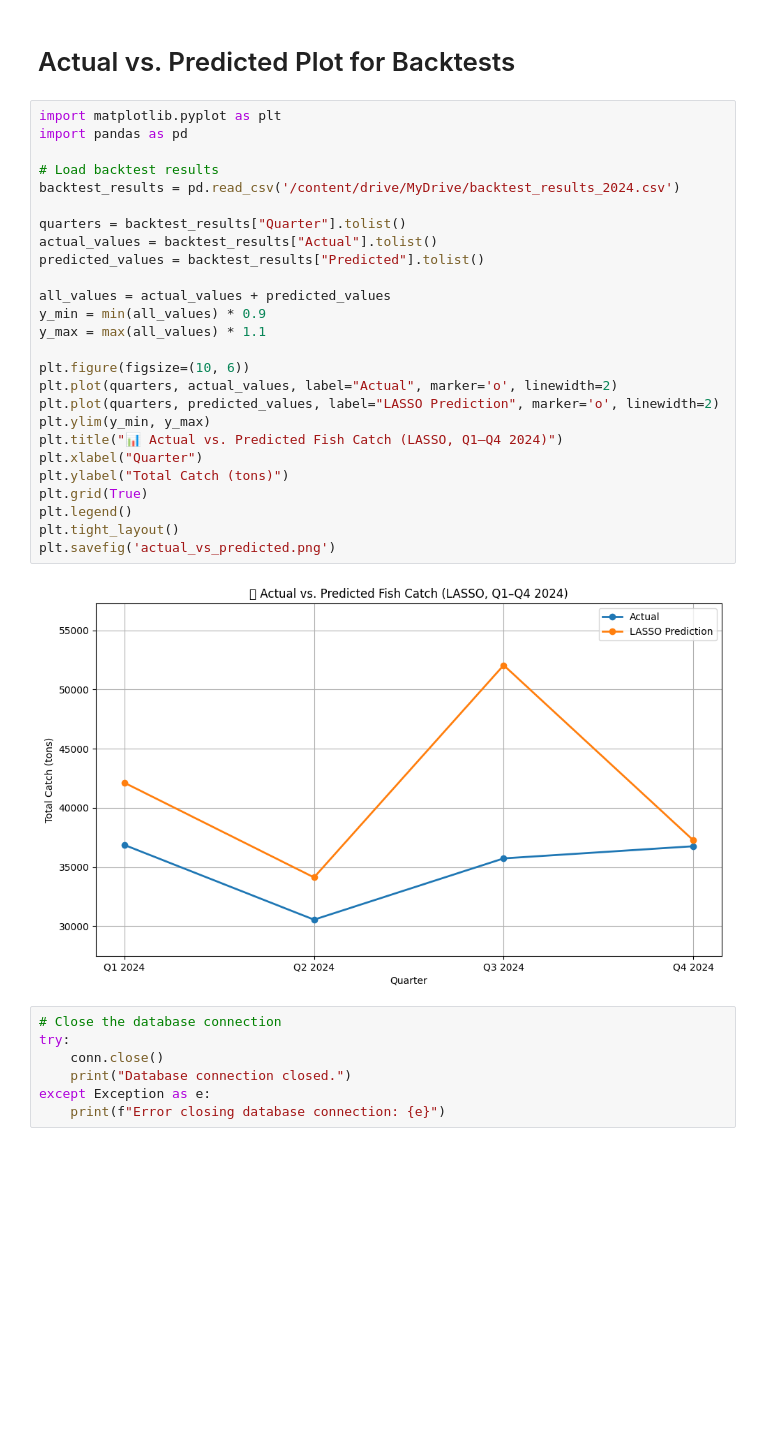
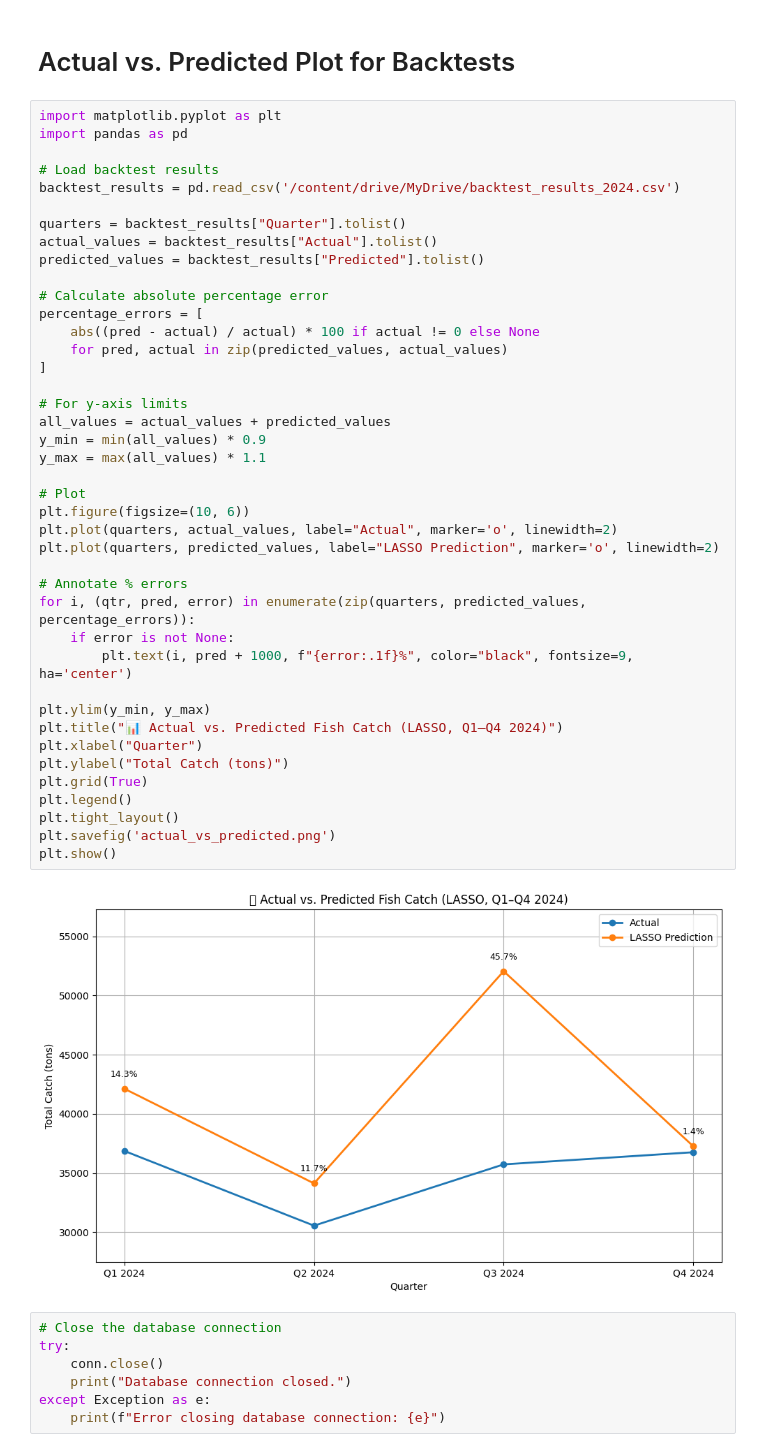
Before and after one commit to ccspen21/greenland-fishery-nowcast-2025, a Jupyter notebook: model_run_reports.ipynb, the cells around one changed output. Cells and saved outputs as stored; diff of their text form; blank space fills up the shorter version.

```diff
--- a/model_run_reports.ipynb
+++ b/model_run_reports.ipynb
@@ -610,31 +580,46 @@ plt.savefig('nowcast_comparison.png')
 # %%
 import matplotlib.pyplot as plt
 import pandas as pd
 
 # Load backtest results
 backtest_results = pd.read_csv('/content/drive/MyDrive/backtest_results_2024.csv')
 
 quarters = backtest_results["Quarter"].tolist()
 actual_values = backtest_results["Actual"].tolist()
 predicted_values = backtest_results["Predicted"].tolist()
 
+# Calculate absolute percentage error
+percentage_errors = [
+    abs((pred - actual) / actual) * 100 if actual != 0 else None
+    for pred, actual in zip(predicted_values, actual_values)
+]
+
+# For y-axis limits
 all_values = actual_values + predicted_values
 y_min = min(all_values) * 0.9
 y_max = max(all_values) * 1.1
 
+# Plot
 plt.figure(figsize=(10, 6))
 plt.plot(quarters, actual_values, label="Actual", marker='o', linewidth=2)
 plt.plot(quarters, predicted_values, label="LASSO Prediction", marker='o', linewidth=2)
+
+# Annotate % errors
+for i, (qtr, pred, error) in enumerate(zip(quarters, predicted_values, percentage_errors)):
+    if error is not None:
+        plt.text(i, pred + 1000, f"{error:.1f}%", color="black", fontsize=9, ha='center')
+
 plt.ylim(y_min, y_max)
 plt.title("📊 Actual vs. Predicted Fish Catch (LASSO, Q1–Q4 2024)")
 plt.xlabel("Quarter")
 plt.ylabel("Total Catch (tons)")
 plt.grid(True)
 plt.legend()
 plt.tight_layout()
 plt.savefig('actual_vs_predicted.png')
+plt.show()
 # %% [output]
-[figure, old version]
+[figure, new version]
 # %%
 # Close the database connection
 try:
```
Also changed, not shown: parts of 3 cells of this notebook.
